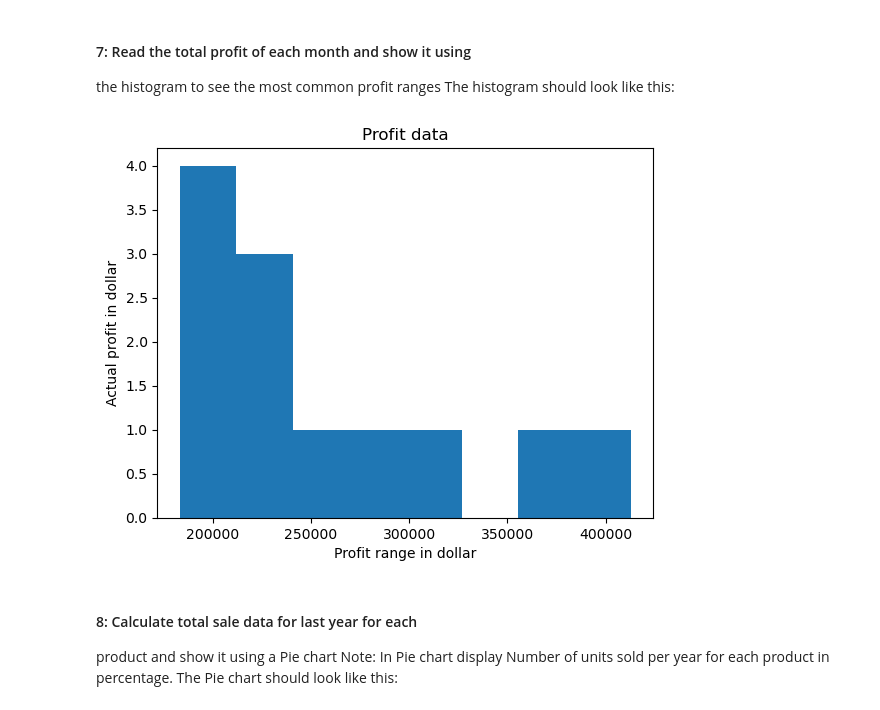
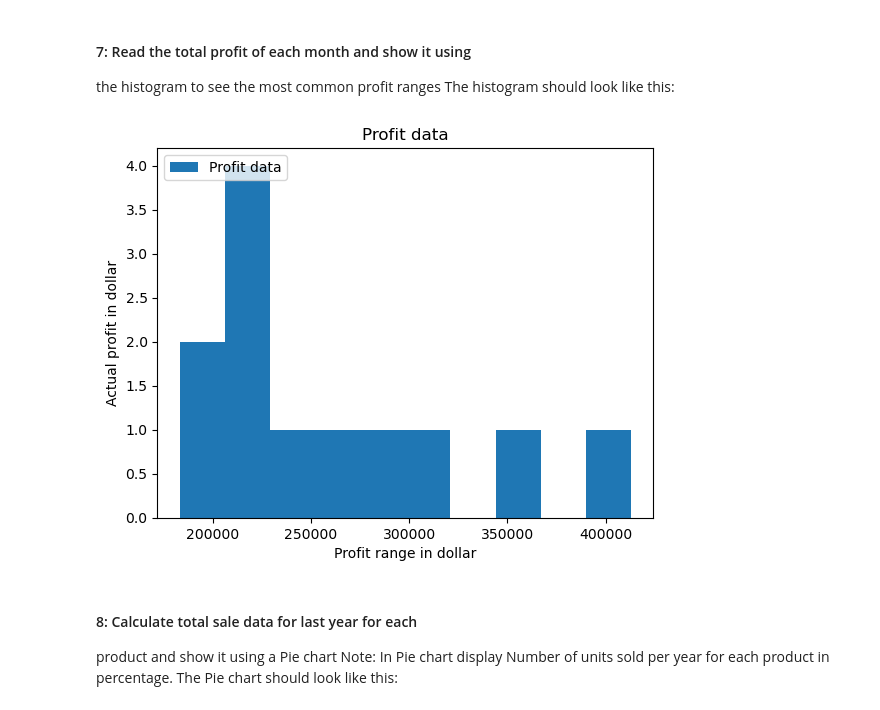
Before and after one commit to Kushagrarajsinghavisoft/Daily-works, a Jupyter notebook: February/13-02-2024/13-02-2024.ipynb, the cells around one changed output. Cells and saved outputs as stored; diff of their text form; code cells hidden in the pictures.

```diff
--- a/February/13-02-2024/13-02-2024.ipynb
+++ b/February/13-02-2024/13-02-2024.ipynb
@@ -132,24 +132,26 @@ The histogram should look like this:
 # %%
 # profit_list=[]
 # for i in range(len(df.total_profit)):
 #     profit_list.append(df.total_profit[i])
 
 # profit_range = [150000, 175000, 200000, 225000, 250000, 300000, 350000]
 # plt.hist(profit_list,profit_range ,label = 'Profit data')
 # plt.xlabel("profit range in Dollar")
 # plt.ylabel("Actual Profit in Dollar")
 # plt.legend(loc="upper left")
 # plt.xticks(profit_range)
 # plt.title("Profit data")
 # plt.show()
 
 plt.title("Profit data")
 plt.xlabel("Profit range in dollar")
 plt.ylabel("Actual profit in dollar")
-plt.hist(df['total_profit'],bins=8,range=[df['total_profit'].min(),df['total_profit'].max()])
+# plt.hist(df['total_profit'],bins=8,range=[df['total_profit'].min(),df['total_profit'].max()])
+plt.hist(df['total_profit'],range=[df['total_profit'].min(),df['total_profit'].max()],label = 'Profit data')
+plt.legend(loc="upper left")
 plt.show()
 # %% [output]
-[figure, old version]
+[figure, new version]
 # %% [markdown]
 #### 8: Calculate total sale data for last year for each
 product and show it using a Pie chart
```
